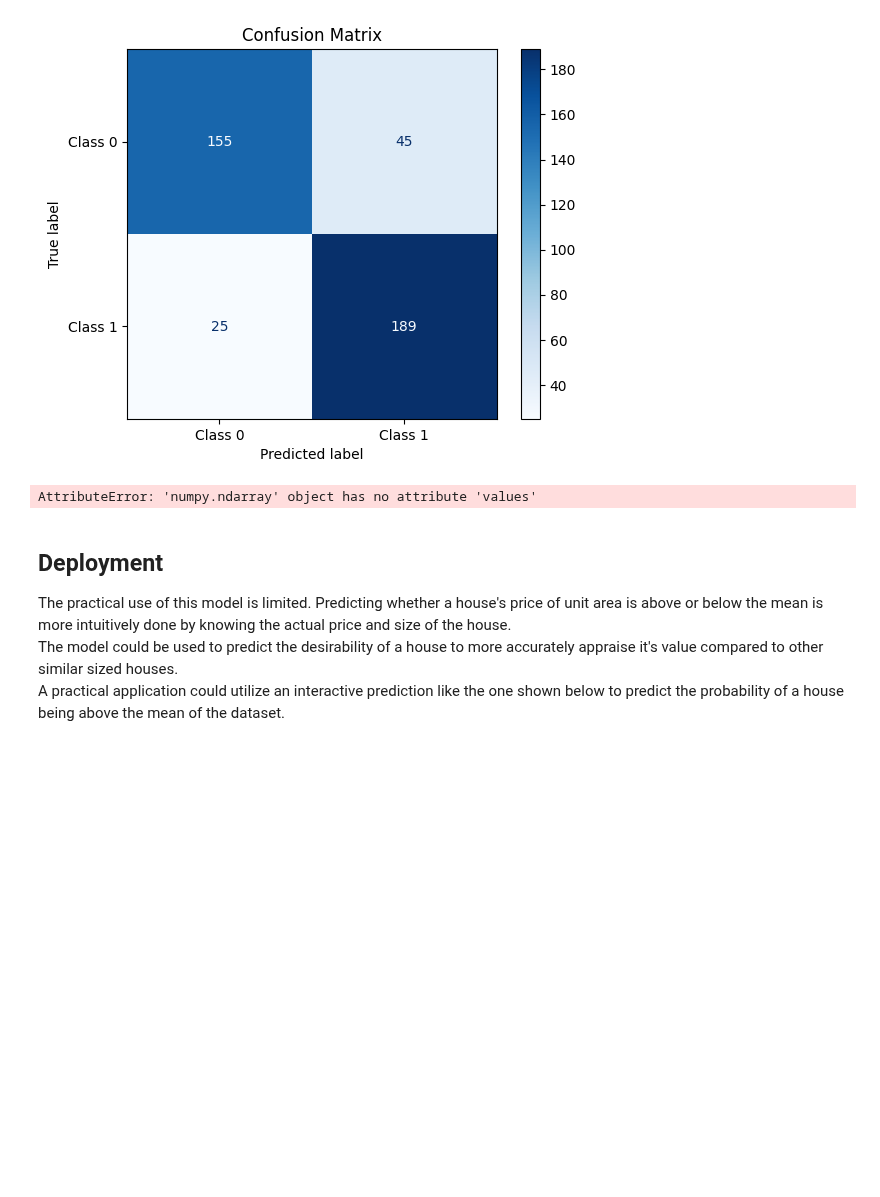
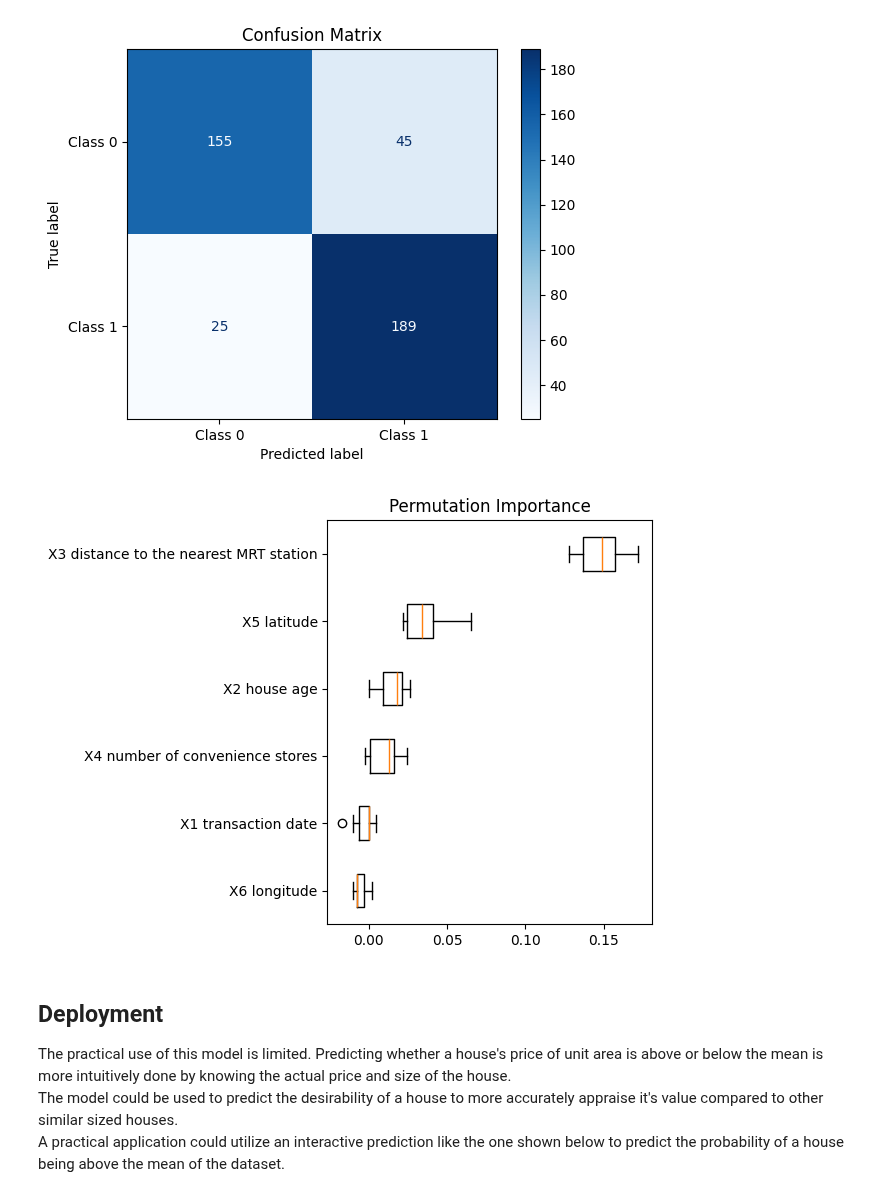
Before and after one commit to joojaa7/dataK-koneO, a Jupyter notebook: A04/A04_logistic.ipynb, the cells around one changed output. Saved outputs shown, nothing was run; the diff lists cells and outputs as text; code cells hidden in the pictures; blank space fills up the shorter version.

Commit message:
-fix permutation to use x_scaled

```diff
--- a/A04/A04_logistic.ipynb
+++ b/A04/A04_logistic.ipynb
@@ -21,6 +21,7 @@ y = real_estate_valuation.data.targets
 
 avg_price = y['Y house price of unit area'].mean()
 y.loc[:, 'Y house price of unit area'] = np.where(y['Y house price of unit area'] > avg_price, 1, 0)
+y = y['Y house price of unit area']
 # %% [markdown]
 ## Data Understanding
 
@@ -71,7 +72,7 @@ In logistic regression, the coefficients are not directly interpretable as featu
 The model is tested with the cross_val_predict() function that generates cross-validated estimates for each input data point. And the accuracy of the model's predictions are ~83%.
 # %%
 reg = LogisticRegression(solver='lbfgs')
-reg.fit(X_scaled, y.values.ravel())
+reg.fit(X_scaled, y)
 print(reg.coef_)
 # %% [output]
 [[ 0.30499188 -0.6521808  -2.3880496   0.62862116  0.96306763  0.07518563]]
@@ -109,16 +110,16 @@ plt.show()
 # %%
 # feature importance
 from sklearn.inspection import permutation_importance
-result = permutation_importance(reg, X.values, y, n_repeats=10, scoring="accuracy", random_state=0, n_jobs=-1)
+result = permutation_importance(reg, X_scaled, y, n_repeats=10, scoring="accuracy", random_state=0, n_jobs=-1)
 sorted_idx = result.importances_mean.argsort()
 
 fig, ax = plt.subplots()
 ax.boxplot(result.importances[sorted_idx].T, vert=False, tick_labels=X.columns[sorted_idx])
 ax.set_title("Permutation Importance")
 fig.tight_layout()
 plt.show()
 # %% [output]
-AttributeError: 'numpy.ndarray' object has no attribute 'values'
+[figure, added]
 # %% [markdown]
 ## Deployment
 The practical use of this model is limited. Predicting whether a house's price of unit area is above or below the mean is more intuitively done by knowing the actual price and size of the house.\
```
Also changed, not shown: parts of 1 cell of this notebook.
